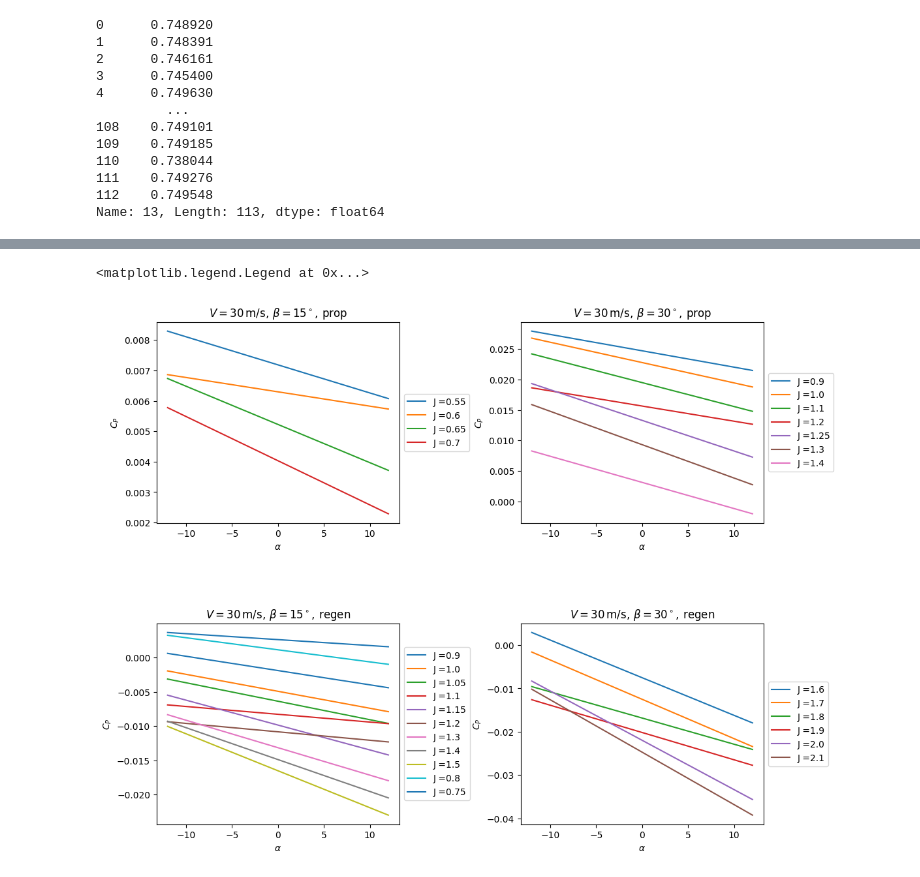
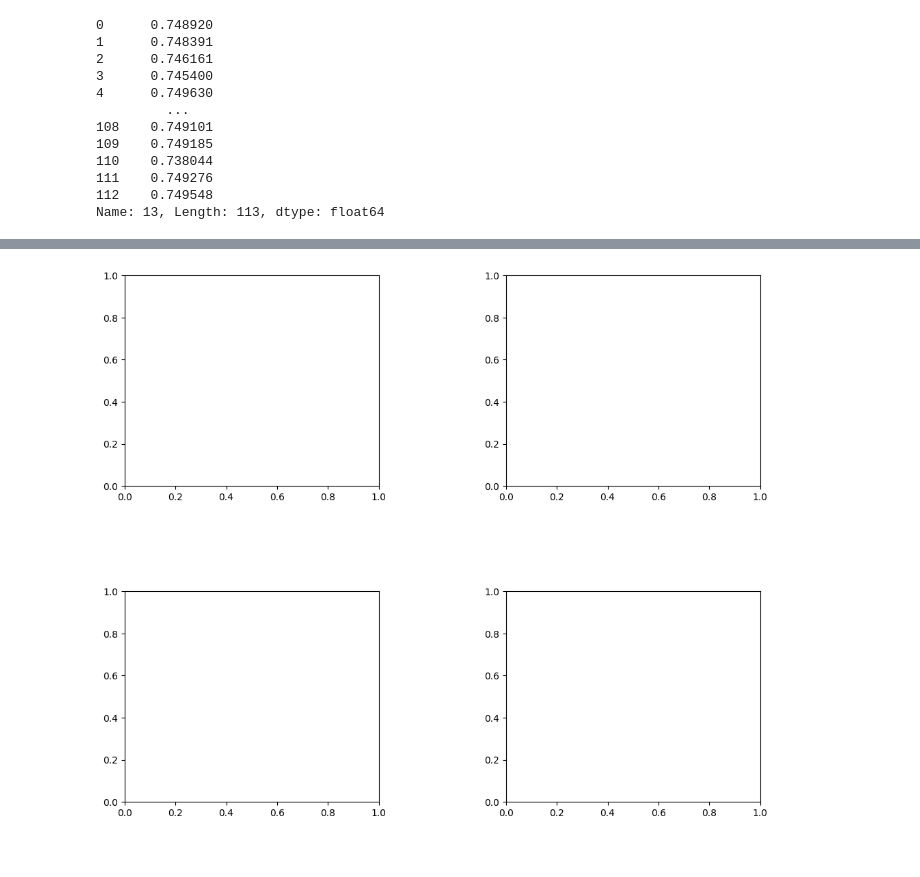
Before and after one commit to jaspermatthe/AE2224-I, a Jupyter notebook: Version 2/AOA as x.ipynb, the cells around one changed output, grey strips where cells are left out. Drawn from its saved outputs; the diff is of its cells as text; code cells hidden in the pictures.

Commit message:
final plots

```diff
--- a/Version 2/AOA as x.ipynb
+++ b/Version 2/AOA as x.ipynb
@@ -279,8 +279,17 @@ new_J_arrays_regen_V30_beta15 = np.delete(new_J_arrays_regen_V30_beta15, 6)
 
 # delete J = 1.45, 1.5, 1.85 and 1.9 from regen beta 30
 new_J_arrays_regen_V30_beta30 = np.delete(new_J_arrays_regen_V30_beta30, [0,-1,-2, 1,5,7])
+# %%
+# rearrange the new_J_arrays_regen_V30_beta15[i].index.get_level_values(0)[0] by increasing J index
+index_rearrange_J_list = [-1, -2, 0, 1, 2, 3, 4, 5, 6, 7, 8]
+new_J_arrays_regen_V30_beta15 = [new_J_arrays_regen_V30_beta15[-1], new_J_arrays_regen_V30_beta15[-2], new_J_arrays_regen_V30_beta15[0], new_J_arrays_regen_V30_beta15[1],new_J_arrays_regen_V30_beta15[2],new_J_arrays_regen_V30_beta15[3],new_J_arrays_regen_V30_beta15[4],new_J_arrays_regen_V30_beta15[5],new_J_arrays_regen_V30_beta15[6],new_J_arrays_regen_V30_beta15[7],new_J_arrays_regen_V30_beta15[8]]
+# %%
+array1 = new_J_arrays_prop_V30_beta30[-1]
+new_J_arrays_regen_V30_beta30 = [array1, new_J_arrays_regen_V30_beta30[0],new_J_arrays_regen_V30_beta30[1],new_J_arrays_regen_V30_beta30[2],new_J_arrays_regen_V30_beta30[3],new_J_arrays_regen_V30_beta30[4],new_J_arrays_regen_V30_beta30[5]]
+
+new_J_arrays_prop_V30_beta30 = np.delete(new_J_arrays_prop_V30_beta30, -1)
 # %%
-polynomial_order = 3
+polynomial_order = 2
 # create 2x2 subplots
 fig, axs = plt.subplots(2, 2, figsize=(12, 10))
 # Adjust spacing between subplots
@@ -394,7 +517,7 @@ fig, axs = plt.subplots(2, 2, figsize=(12, 10))
 plt.subplots_adjust(wspace=0.5, hspace=0.5)
 
 # plot C_P vs alpha for each J prop V30 beta 15
-axs[0, 0].set_title(r'$V = 30 \, \mathrm{m/s}, \, \beta = 15^\circ, \, \mathrm{prop}$')
+plt.figure()
 for i in range(len(new_J_arrays_prop_V30_beta15)):
     C_T_index = new_J_arrays_prop_V30_beta15[i].shape[1] - 1
     C_P_index = new_J_arrays_prop_V30_beta15[i].shape[1]
@@ -406,19 +529,22 @@ for i in range(len(new_J_arrays_prop_V30_beta15)):
 
     J_label = str(round(J_value,2))
     alpha = new_J_arrays_prop_V30_beta15[i].index.get_level_values(1)
-    # axs[0, 0].scatter(alpha, C_P)
+    # plt.scatter(alpha, C_P)
     coeffs = np.polyfit(alpha, C_P, polynomial_order)
     curve = np.poly1d(coeffs)
     x_new = np.linspace(alpha.min(), alpha.max(), 100)
-    axs[0, 0].plot(x_new, curve(x_new), label='J =' + J_label)
+    plt.plot(x_new, curve(x_new), label='J =' + J_label)
 
-axs[0, 0].set_xlabel(r'$\alpha$')
-axs[0, 0].set_ylabel(r'$C_P$')
-# # axs[0, 0].set_ylim([-1.3, 0.4])
-axs[0, 0].legend(loc='center left', bbox_to_anchor=(1, 0.5))
+plt.xlabel(r'$\alpha$')
+plt.ylabel(r'$C_P$')
+# plt.ylim([-1.3, 0.4])
+plt.legend(loc='center left', bbox_to_anchor=(1, 0.5))
+plt.tight_layout()
+plt.savefig('plots/Cp_prop_V30_beta15.png')
+
 
 # plot C_P vs alpha for each J prop V30 beta 30
-axs[0, 1].set_title(r'$V = 30 \, \mathrm{m/s}, \, \beta = 30^\circ, \, \mathrm{prop}$')
+plt.figure()
 for i in range(len(new_J_arrays_prop_V30_beta30)):
     C_T_index = new_J_arrays_prop_V30_beta30[i].shape[1] - 1
     C_P_index = new_J_arrays_prop_V30_beta30[i].shape[1]
@@ -430,65 +556,71 @@ for i in range(len(new_J_arrays_prop_V30_beta30)):
 
     J_label = str(round(J_value,2))
     alpha = new_J_arrays_prop_V30_beta30[i].index.get_level_values(1)
-    # axs[0, 1].scatter(alpha, C_P_ratio)
+    # plt.scatter(alpha, C_P_ratio)
     coeffs = np.polyfit(alpha, C_P, polynomial_order)
     curve = np.poly1d(coeffs)
     x_new = np.linspace(alpha.min(), alpha.max(), 100)
-    axs[0, 1].plot(x_new, curve(x_new), label='J =' + J_label)
+    plt.plot(x_new, curve(x_new), label='J =' + J_label)
 
-axs[0, 1].set_xlabel(r'$\alpha$')
-axs[0, 1].set_ylabel(r'$C_P$')
-# # axs[0, 1].set_ylim([-1.3, 0.4])
-axs[0, 1].legend(loc='center left', bbox_to_anchor=(1, 0.5))
+plt.xlabel(r'$\alpha$')
+plt.ylabel(r'$C_P$')
+# plt.ylim([-1.3, 0.4])
+plt.legend(loc='center left', bbox_to_anchor=(1, 0.5))
+plt.tight_layout()
+plt.savefig('plots/Cp_prop_V30_beta30.png')
+
 
 
 # plot C_P vs alpha for each J regen V30 beta 15
-axs[1, 0].set_title(r'$V = 30 \, \mathrm{m/s}, \, \beta = 15^\circ, \, \mathrm{regen}$')
+plt.figure()
 for i in range(len(new_J_arrays_regen_V30_beta15)):
     C_T_index = new_J_arrays_regen_V30_beta15[i].shape[1] - 1
     C_P_index = new_J_arrays_regen_V30_beta15[i].shape[1]
     EFF_index = new_J_arrays_regen_V30_beta15[i].shape[1] + 1
     J_value = new_J_arrays_regen_V30_beta15[i].index.get_level_values(0)[0]
     C_P = new_J_arrays_regen_V30_beta15[i][C_P_index]
     # C_P0 = new_J_arrays_regen_V30_beta15[i].loc[(J_value, 0.0), C_P_index]
     # C_P_ratio = C_P / C_P0
 
     J_label = str(round(J_value,2))
     alpha = new_J_arrays_regen_V30_beta15[i].index.get_level_values(1)
-    # axs[1, 0].scatter(alpha, C_P_ratio)
+    # plt.scatter(alpha, C_P_ratio)
     coeffs = np.polyfit(alpha, C_P, polynomial_order)
     curve = np.poly1d(coeffs)
     x_new = np.linspace(alpha.min(), alpha.max(), 100)
-    axs[1, 0].plot(x_new, curve(x_new), label='J =' + J_label)
+    plt.plot(x_new, curve(x_new), label='J =' + J_label)
 
-axs[1, 0].set_xlabel(r'$\alpha$')
-axs[1, 0].set_ylabel(r'$C_P$')
-# # axs[1, 0].set_ylim([-1.3, 0.4])
-axs[1, 0].legend(loc='center left', bbox_to_anchor=(1, 0.5))
+plt.xlabel(r'$\alpha$')
+plt.ylabel(r'$C_P$')
+# plt.ylim([-1.3, 0.4])
+plt.legend(loc='center left', bbox_to_anchor=(1, 0.5))
+plt.tight_layout()
+plt.savefig('plots/Cp_regen_V30_beta15.png')
 
 # plot C_P vs alpha for each J regen V30 beta 30
-axs[1, 1].set_title(r'$V = 30 \, \mathrm{m/s}, \, \beta = 30^\circ, \, \mathrm{regen}$')
+plt.figure()
 for i in range(len(new_J_arrays_regen_V30_beta30)):
     C_T_index = new_J_arrays_regen_V30_beta30[i].shape[1] - 1
     C_P_index = new_J_arrays_regen_V30_beta30[i].shape[1]
     EFF_index = new_J_arrays_regen_V30_beta30[i].shape[1] + 1
     J_value = new_J_arrays_regen_V30_beta30[i].index.get_level_values(0)[0]
     C_P = new_J_arrays_regen_V30_beta30[i][C_P_index]
     # C_P0 = new_J_arrays_regen_V30_beta30[i].loc[(J_value, 0.0), C_P_index]
     # C_P_ratio = C_P / C_P0
 
     J_label = str(round(J_value,2))
     alpha = new_J_arrays_regen_V30_beta30[i].index.get_level_values(1)
-    # axs[1, 1].scatter(alpha, C_P_ratio)
+    # plt.scatter(alpha, C_P_ratio)
     coeffs = np.polyfit(alpha, C_P, polynomial_order)
     curve = np.poly1d(coeffs)
     x_new = np.linspace(alpha.min(), alpha.max(), 100)
-    axs[1, 1].plot(x_new, curve(x_new), label='J =' + J_label)
+    plt.plot(x_new, curve(x_new), label='J =' + J_label)
 
-axs[1, 1].set_xlabel(r'$\alpha$')
-axs[1, 1].set_ylabel(r'$C_P$')
-# # axs[1, 1].set_ylim([-1.3, 0.4])
-axs[1, 1].legend(loc='center left', bbox_to_anchor=(1, 0.5))
+plt.xlabel(r'$\alpha$')
+plt.ylabel(r'$C_P$')
+# plt.ylim([-1.3, 0.4])
+plt.legend(loc='center left', bbox_to_anchor=(1, 0.5))
+plt.tight_layout()
+plt.savefig('plots/Cp_regen_V30_beta30.png')
 # %% [output]
-<matplotlib.legend.Legend at 0x...>
-[figure, old version]
+[figure, new version]
```
Also changed, not shown: parts of 4 cells of this notebook, 11 other files.
